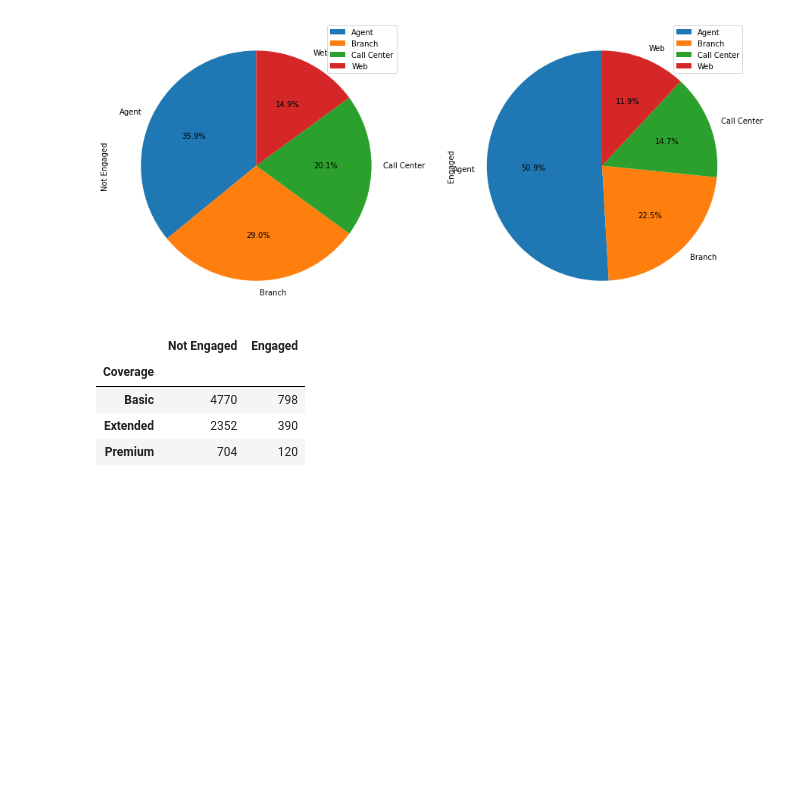
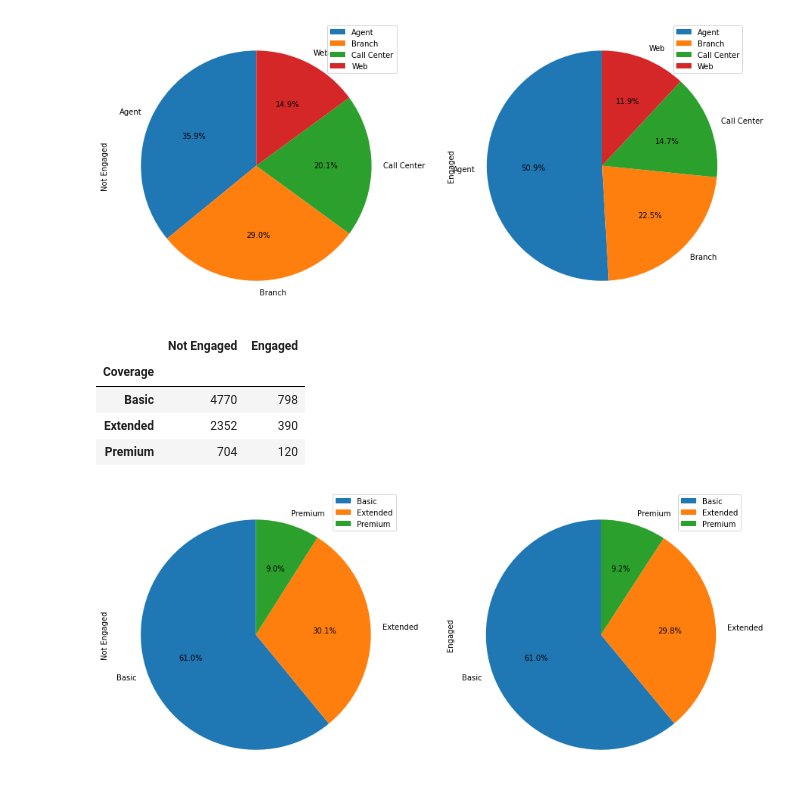
Before and after one commit to jacodetunde/Marketing_Customer_Value, a Jupyter notebook: Customer_Analysis.ipynb, the cells around one changed output. Drawn from its saved outputs; the diff is of its cells as text; code cells hidden in the pictures; blank space fills up the shorter version.

```diff
--- a/Customer_Analysis.ipynb
+++ b/Customer_Analysis.ipynb
@@ -89,3 +106,14 @@ engagement_by_coverage_df
 | Basic | 4770 | 798 |
 | Extended | 2352 | 390 |
 | Premium | 704 | 120 |
+# %%
+# Visualize Engagement by Coverage
+engagement_by_coverage_df.plot(
+kind='pie',
+figsize=(15,7),
+startangle=90,
+subplots=True,
+autopct=lambda x:'%0.1f%%' %x)
+plt.show()
+# %% [output]
+[figure, added]
```
Also changed, not shown: parts of 16 cells of this notebook.
